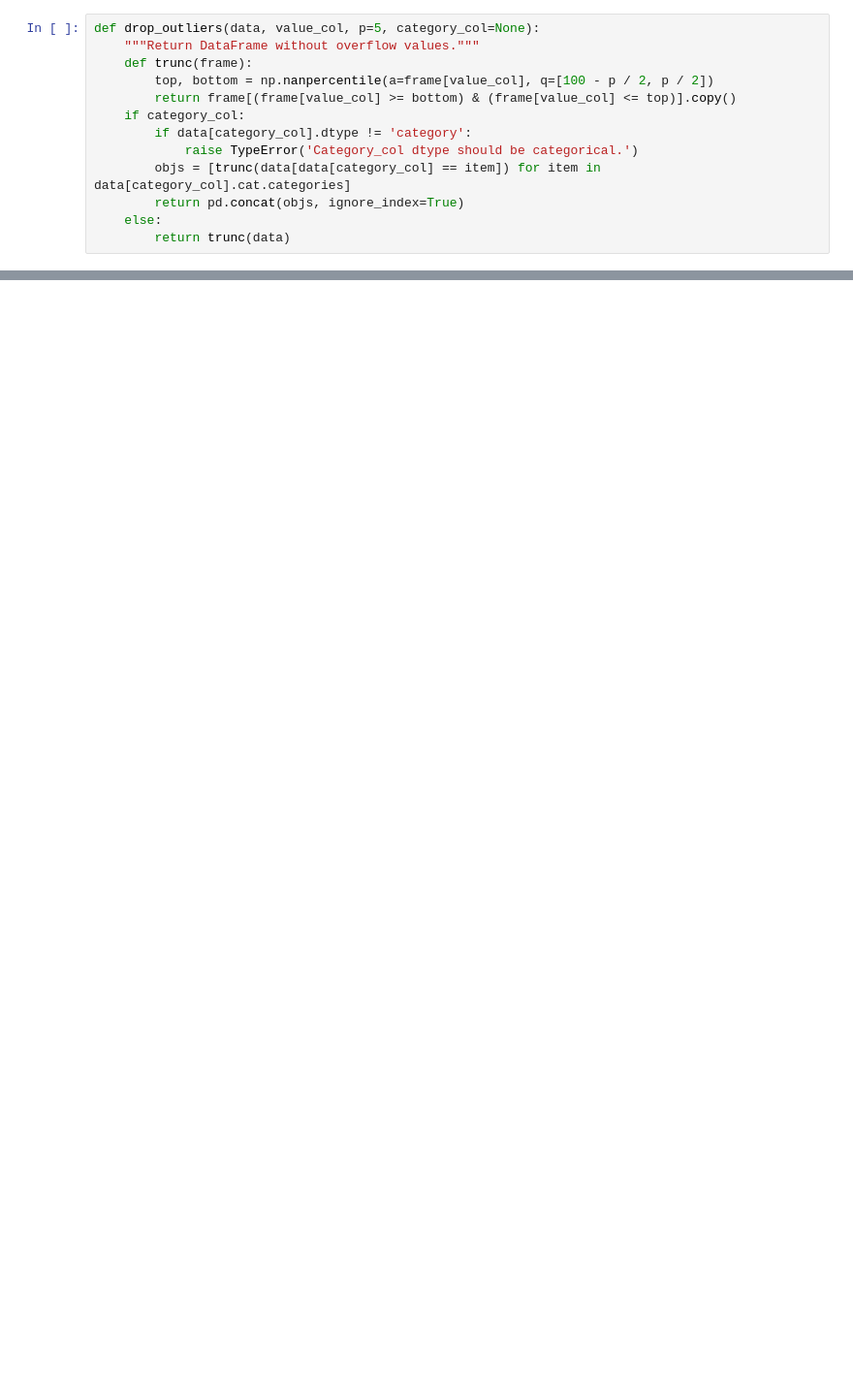
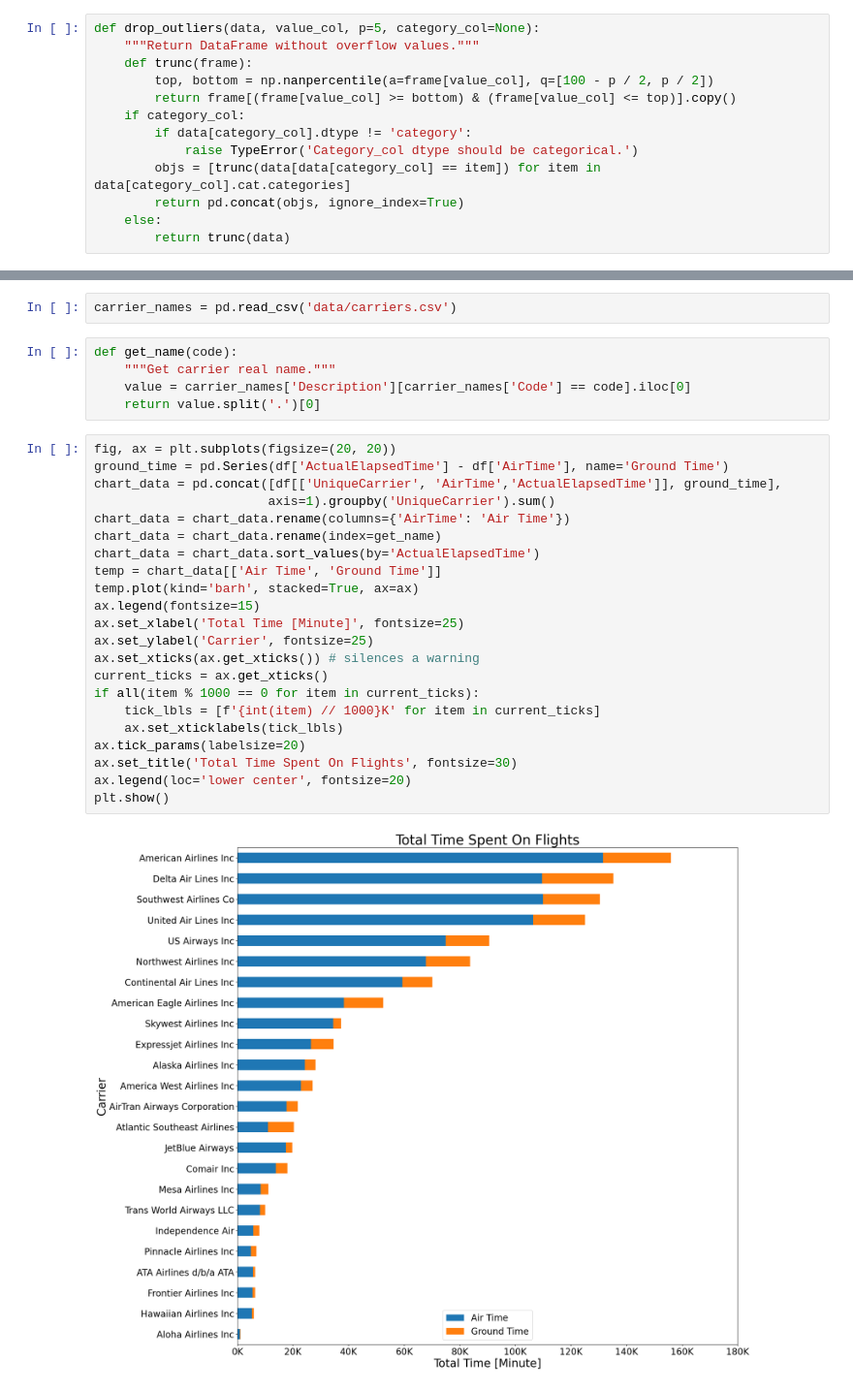
Before and after one commit to nadavoved/another_analysis, a Jupyter notebook: Part_II_notebook.ipynb, the cells around one changed output, grey strips where cells are left out. Shown at 97% size. Drawn from its saved outputs; the diff is of its cells as text; blank space fills up the shorter version.

```diff
--- a/Part_II_notebook.ipynb
+++ b/Part_II_notebook.ipynb
@@ -79,0 +97,31 @@ cbar.ax.tick_params(labelsize=15)
+# %%
+carrier_names = pd.read_csv('data/carriers.csv')
+# %%
+def get_name(code):
+    """Get carrier real name."""
+    value = carrier_names['Description'][carrier_names['Code'] == code].iloc[0]
+    return value.split('.')[0]
+# %%
+fig, ax = plt.subplots(figsize=(20, 20))
+ground_time = pd.Series(df['ActualElapsedTime'] - df['AirTime'], name='Ground Time')
+chart_data = pd.concat([df[['UniqueCarrier', 'AirTime','ActualElapsedTime']], ground_time],
+                       axis=1).groupby('UniqueCarrier').sum()
+chart_data = chart_data.rename(columns={'AirTime': 'Air Time'})
+chart_data = chart_data.rename(index=get_name)
+chart_data = chart_data.sort_values(by='ActualElapsedTime')
+temp = chart_data[['Air Time', 'Ground Time']]
+temp.plot(kind='barh', stacked=True, ax=ax)
+ax.legend(fontsize=15)
+ax.set_xlabel('Total Time [Minute]', fontsize=25)
+ax.set_ylabel('Carrier', fontsize=25)
+ax.set_xticks(ax.get_xticks()) # silences a warning
+current_ticks = ax.get_xticks()
+if all(item % 1000 == 0 for item in current_ticks):
+    tick_lbls = [f'{int(item) // 1000}K' for item in current_ticks]
+    ax.set_xticklabels(tick_lbls)
+ax.tick_params(labelsize=20)
+ax.set_title('Total Time Spent On Flights', fontsize=30)
+ax.legend(loc='lower center', fontsize=20)
+plt.show()
+# %% [output]
+[figure, added]
```
Also changed, not shown: parts of 9 cells of this notebook, 4 other files.
